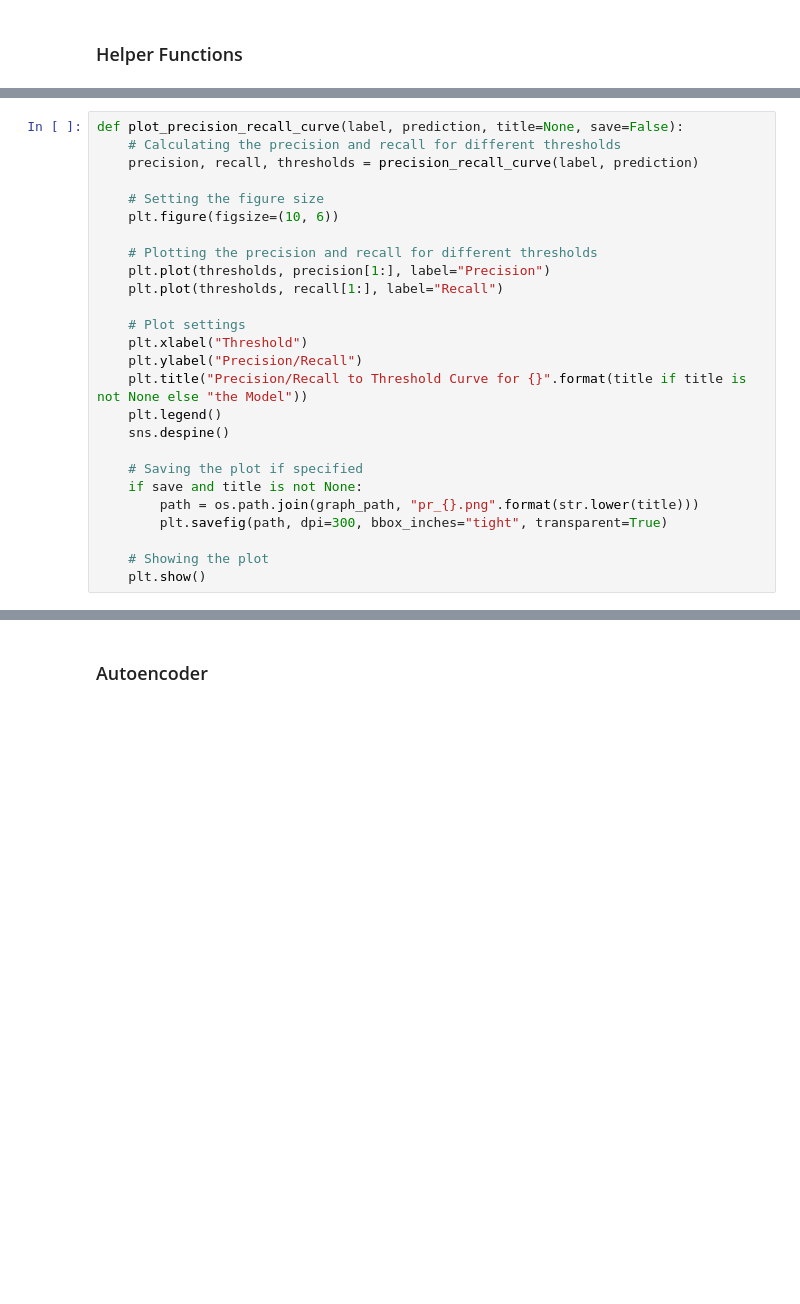
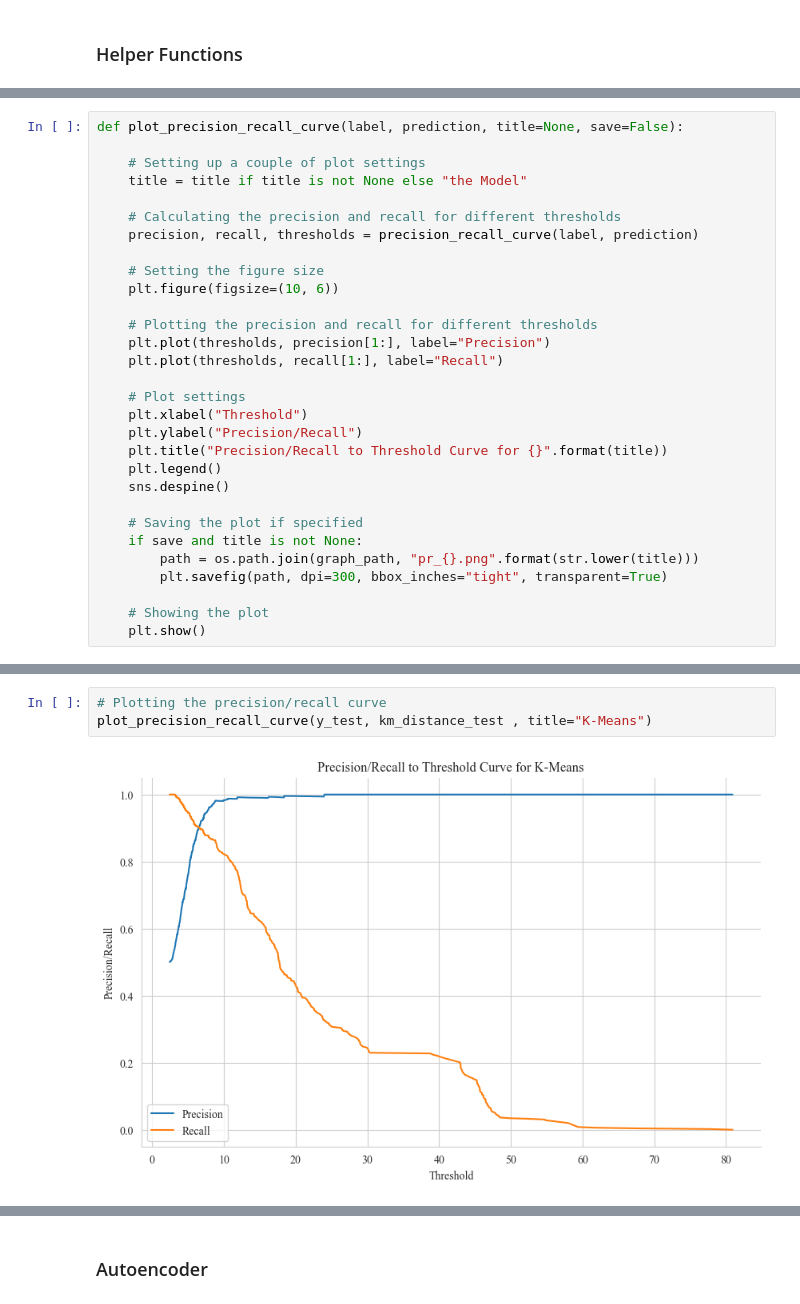
Before and after one commit to dennisjooo/Credit-Fraud-Detector, a Jupyter notebook: fraud.ipynb, the cells around one changed output, grey strips where cells are left out. Drawn from its saved outputs; the diff is of its cells as text; blank space fills up the shorter version.

```diff
--- a/fraud.ipynb
+++ b/fraud.ipynb
@@ -162,6 +184,10 @@ def plot_roc_curve(label, prediction, title=None, save=False):
     plt.show()
 # %%
 def plot_precision_recall_curve(label, prediction, title=None, save=False):
+
+    # Setting up a couple of plot settings
+    title = title if title is not None else "the Model"
+
     # Calculating the precision and recall for different thresholds
     precision, recall, thresholds = precision_recall_curve(label, prediction)
 
@@ -175,7 +201,7 @@ def plot_precision_recall_curve(label, prediction, title=None, save=False):
     # Plot settings
     plt.xlabel("Threshold")
     plt.ylabel("Precision/Recall")
-    plt.title("Precision/Recall to Threshold Curve for {}".format(title if title is not None else "the Model"))
+    plt.title("Precision/Recall to Threshold Curve for {}".format(title))
     plt.legend()
     sns.despine()
 
@@ -230,0 +362,5 @@ def classifier_metrics(label, prediction):
+# %%
+# Plotting the precision/recall curve
+plot_precision_recall_curve(y_test, km_distance_test , title="K-Means")
+# %% [output]
+[figure, added]
```
Also changed, not shown: parts of 83 cells of this notebook, 1 other file.
